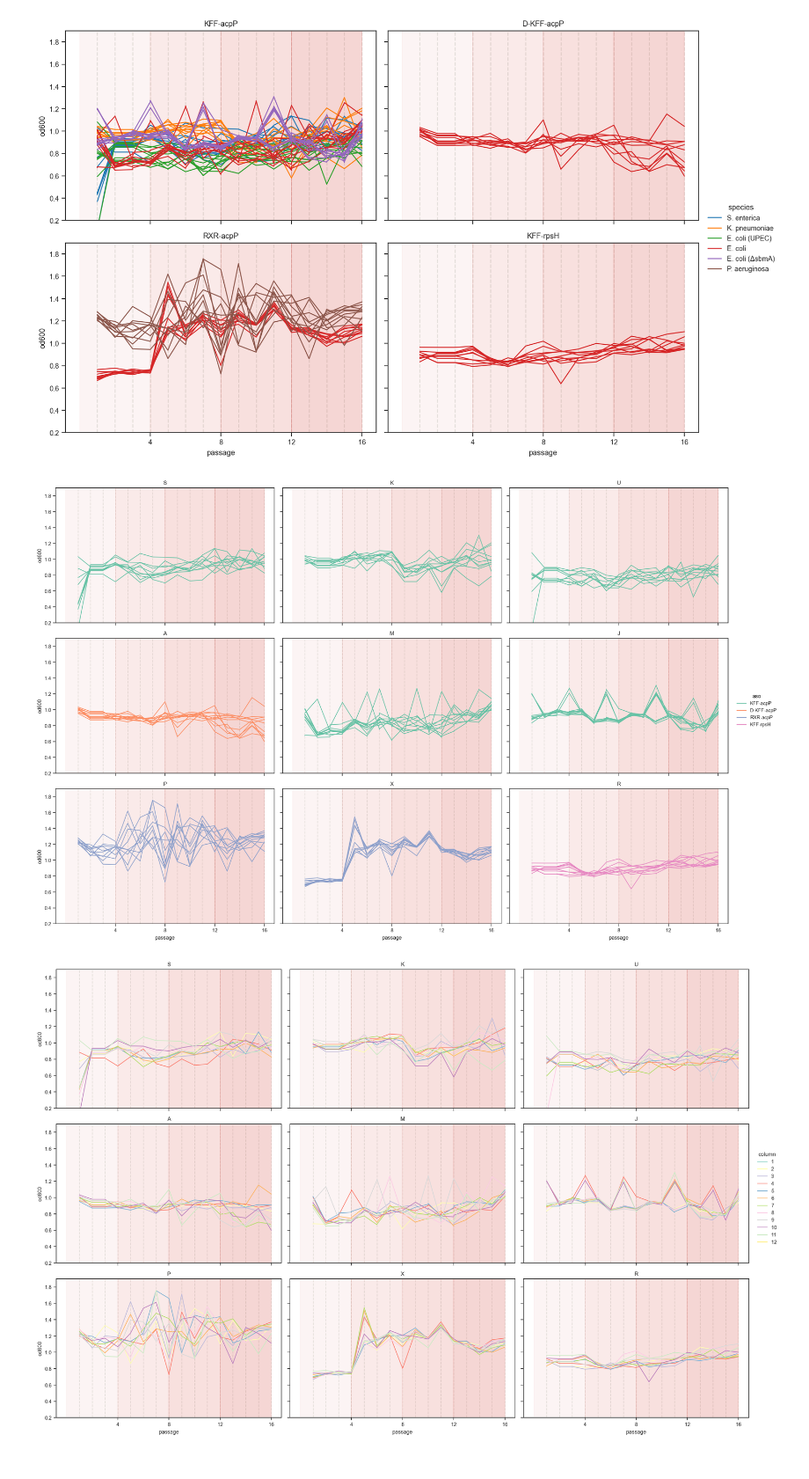
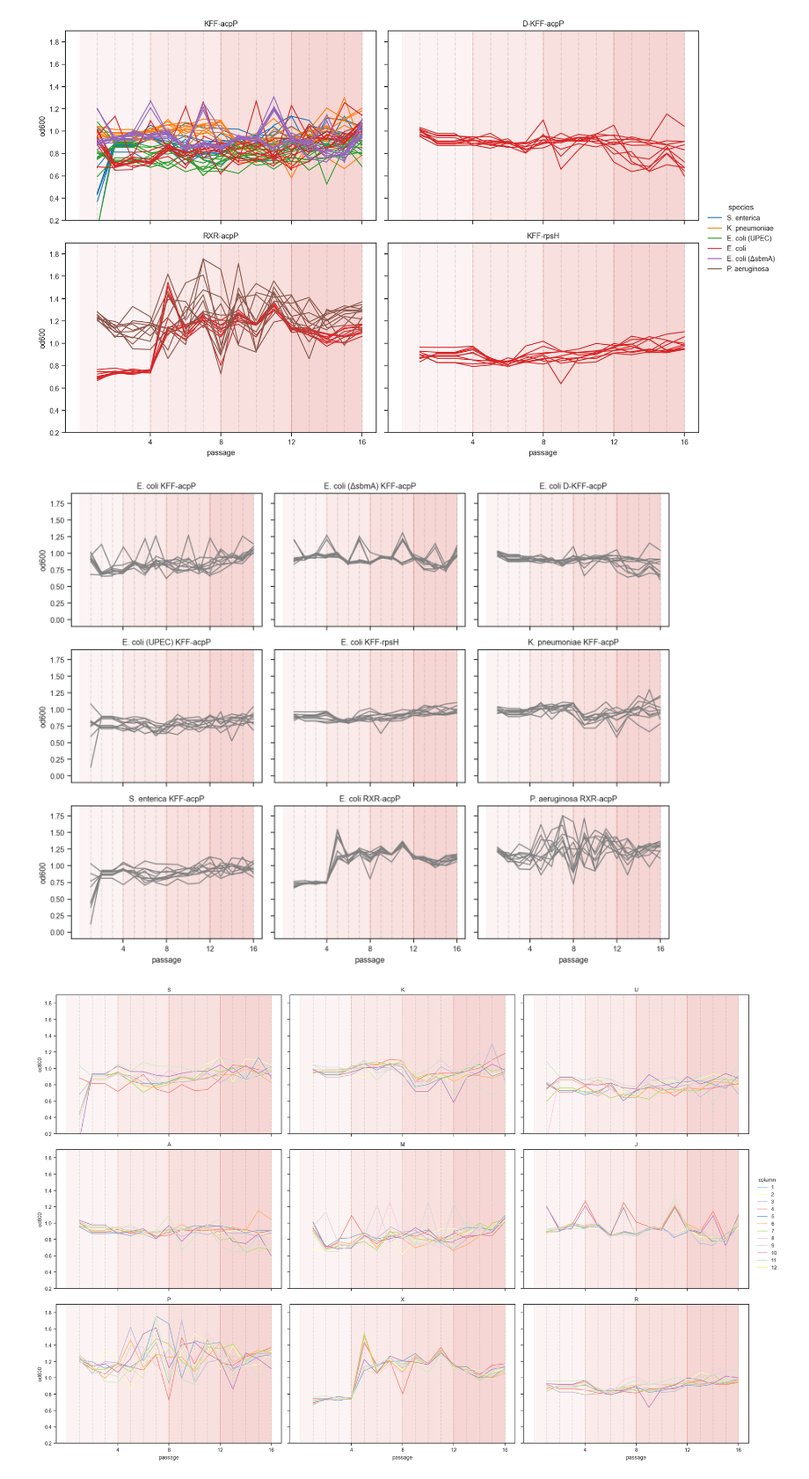
Before and after one commit to microbial-pangenomes-lab/2024_aso_evolution, a Jupyter notebook: notebooks/figure_1.ipynb, the cells around one changed output. Shown at 88% size. Cells and saved outputs as stored; diff of their text form; code cells hidden in the pictures.

```diff
--- a/notebooks/figure_1.ipynb
+++ b/notebooks/figure_1.ipynb
@@ -12,6 +12,8 @@ sns.set_context('paper')
 from matplotlib import rcParams
 rcParams['font.family'] = 'sans-serif'
 rcParams['figure.dpi'] = 150
+
+plt.rcParams['svg.fonttype'] = 'none'
 # %%
 import warnings
 import numpy as np
@@ -45,7 +47,7 @@ tab20 = sns.color_palette('tab20')
 tab20c = sns.color_palette('tab20c')
 
 palette = {'E. coli': tab20c[0],
-           'E. coli (ΔsbmA)': tab20c[1],
+           'E. coli (ΔsbmA)': tab20[6],
            'E. coli (UPEC)': tab20c[12],
            'K. pneumoniae': tab20c[4],
            'S. enterica': tab20c[8],
@@ -588,37 +606,50 @@ for ax in rp.axes.flatten():
 sns.despine(top=False, right=False);
 # %% [output]
 [figure]
+# %%
+m['full name'] = [f'{y} {x}' for x, y in m[['aso',
+                                            'species']].values]
 # %%
-rp = sns.relplot(data=m,
+rp = sns.relplot(data=m[m['full name'] != 'nan nan'],
                  x='passage', y='od600',
                  kind='line',
-                 hue='aso',
+                 # hue='aso',
                  estimator=None,
                  units='column',
-                 palette='Set2',
-                 col='sample', col_wrap=3,
-                 height=4, aspect=1.5)
+                 color='grey',
+                 col='full name', col_wrap=3,
+                 height=2.8, aspect=1.3,
+                 col_order=full_order)
 
 rp.set_titles('{col_name}');
 rp.set(ylabel='od600',
        xticks=(lines),
-       ylim=(0.2, 1.9),
+       ylim=(-0.1, 1.9),
        )
 for ax in rp.axes.flatten():
     for i in range(1, 17):
         ax.axvline(i, color='xkcd:light grey',
                    alpha=0.7,
                    ls='dashed',
                    zorder=-1)
     for i, v in enumerate(lines):
         ax.fill_between([v - 4, v],
-                        [0, 0],
+                        [-1, -1],
                         [2, 2],
                         color='xkcd:pale red', alpha=0.06 * (i + 1))
 
-sns.despine(top=False, right=False);
+sns.despine(top=False, right=False)
+
+plt.savefig('od_readings_full.png',
+            dpi=300,
+            bbox_inches='tight',
+            transparent=True)
+plt.savefig('od_readings_full.svg',
+            dpi=300,
+            bbox_inches='tight',
+            transparent=True);
 # %% [output]
-[figure, old version]
+[figure, new version]
 # %%
 rp = sns.relplot(data=m,
                  x='passage', y='od600',
```
Also changed, not shown: parts of 5 cells of this notebook, 1 other file.
